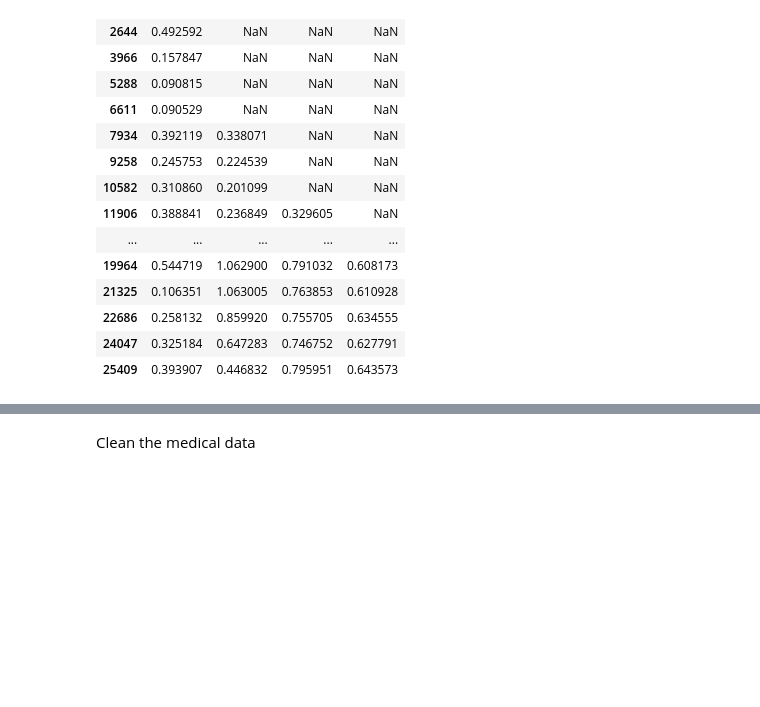
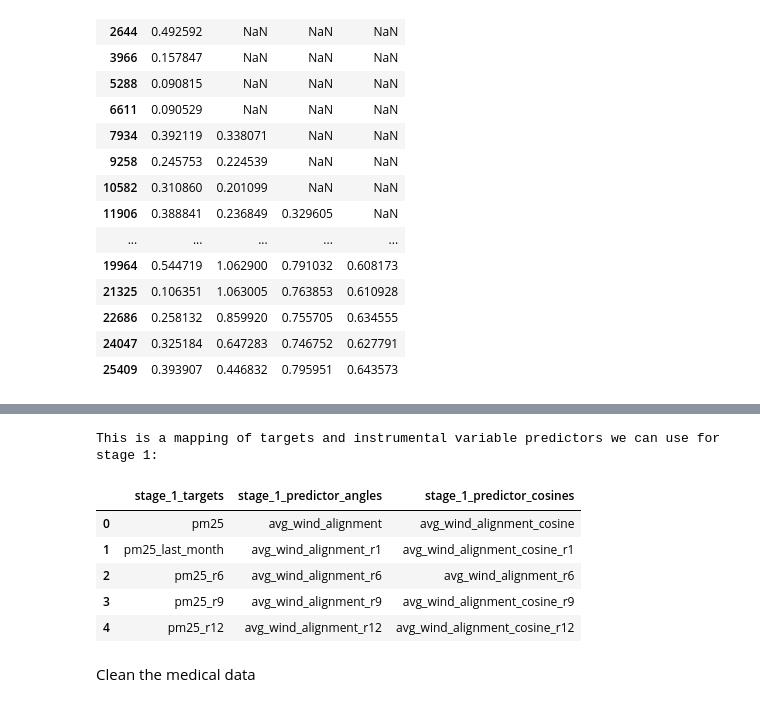
Before and after one commit to mattslyons/JLPS_capstone_project, a Jupyter notebook: modeling/anand_backup/2sls_ap_10-29.ipynb, the cells around one changed output, grey strips where cells are left out. Cells and saved outputs as stored; diff of their text form; code cells hidden in the pictures; blank space fills up the shorter version.

```diff
--- a/modeling/anand_backup/2sls_ap_10-29.ipynb
+++ b/modeling/anand_backup/2sls_ap_10-29.ipynb
@@ -360,3 +397,29 @@ temp.head(13)
+# %%
+# our new input variables
+
+stage_1_targets = ['pm25', 'pm25_last_month', 'pm25_r6', 'pm25_r9', 'pm25_r12']
+
+stage_1_predictor_angles = ['avg_wind_alignment', 'avg_wind_alignment_r1', 'avg_wind_alignment_r6', 'avg_wind_alignment_r9', 'avg_wind_alignment_r12']
+
+stage_1_predictor_cosines = ['avg_wind_alignment_cosine', 'avg_wind_alignment_cosine_r1', 'avg_wind_alignment_r6', 'avg_wind_alignment_cosine_r9', 'avg_wind_alignment_cosine_r12']
+
+stage1_io_df = pd.DataFrame()
+
+stage1_io_df['stage_1_targets'] = stage_1_targets
+stage1_io_df['stage_1_predictor_angles'] = stage_1_predictor_angles
+stage1_io_df['stage_1_predictor_cosines'] = stage_1_predictor_cosines
+
+print("This is a mapping of targets and instrumental variable predictors we can use for stage 1:\n")
+
+display(stage1_io_df)
+# %% [output]
+This is a mapping of targets and instrumental variable predictors we can use for stage 1:
+|  | stage_1_targets | stage_1_predictor_angles | stage_1_predictor_cosines |
+| 0 | pm25 | avg_wind_alignment | avg_wind_alignment_cosine |
+| 1 | pm25_last_month | avg_wind_alignment_r1 | avg_wind_alignment_cosine_r1 |
+| 2 | pm25_r6 | avg_wind_alignment_r6 | avg_wind_alignment_r6 |
+| 3 | pm25_r9 | avg_wind_alignment_r9 | avg_wind_alignment_cosine_r9 |
+| 4 | pm25_r12 | avg_wind_alignment_r12 | avg_wind_alignment_cosine_r12 |
 # %% [markdown]
 Clean the medical data
 # %%
```
Also changed, not shown: parts of 5 cells of this notebook.
